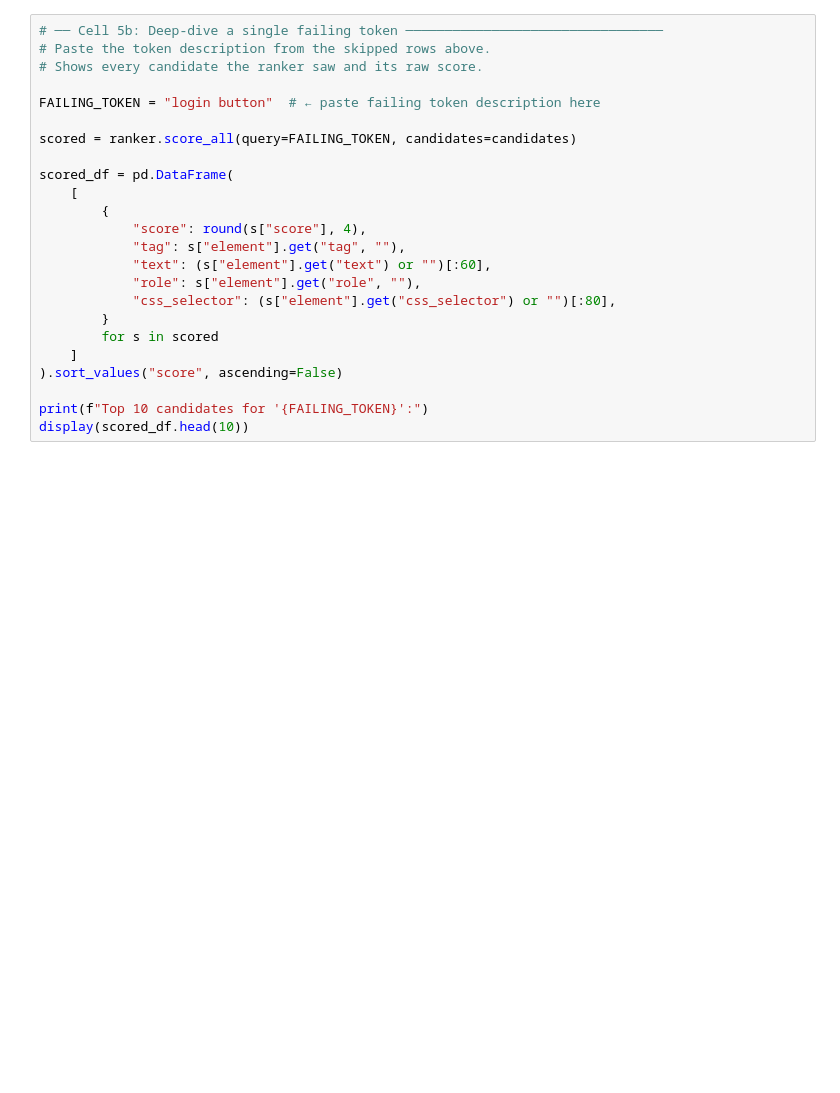
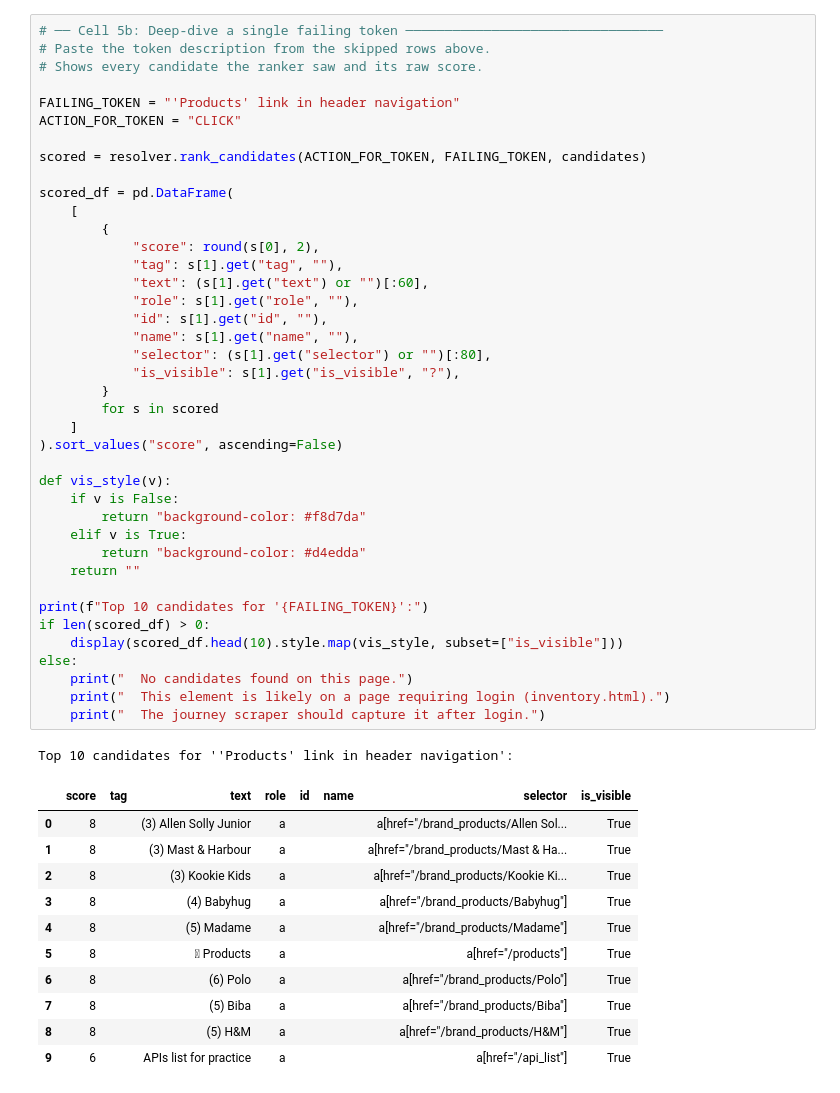
Before and after one commit to tancat-ai/tancat, a Jupyter notebook: notebooks/debug_pipeline.ipynb, the cells around one changed output. Saved outputs shown, nothing was run; the diff lists cells and outputs as text; blank space fills up the shorter version.

```diff
--- a/notebooks/debug_pipeline.ipynb
+++ b/notebooks/debug_pipeline.ipynb
@@ -188,25 +331,54 @@ display(
 # %%
 # ── Cell 5b: Deep-dive a single failing token ─────────────────────────────────
 # Paste the token description from the skipped rows above.
 # Shows every candidate the ranker saw and its raw score.
 
-FAILING_TOKEN = "login button"  # ← paste failing token description here
+FAILING_TOKEN = "'Products' link in header navigation"
+ACTION_FOR_TOKEN = "CLICK"
 
-scored = ranker.score_all(query=FAILING_TOKEN, candidates=candidates)
+scored = resolver.rank_candidates(ACTION_FOR_TOKEN, FAILING_TOKEN, candidates)
 
 scored_df = pd.DataFrame(
     [
         {
-            "score": round(s["score"], 4),
-            "tag": s["element"].get("tag", ""),
-            "text": (s["element"].get("text") or "")[:60],
-            "role": s["element"].get("role", ""),
-            "css_selector": (s["element"].get("css_selector") or "")[:80],
+            "score": round(s[0], 2),
+            "tag": s[1].get("tag", ""),
+            "text": (s[1].get("text") or "")[:60],
+            "role": s[1].get("role", ""),
+            "id": s[1].get("id", ""),
+            "name": s[1].get("name", ""),
+            "selector": (s[1].get("selector") or "")[:80],
+            "is_visible": s[1].get("is_visible", "?"),
         }
         for s in scored
     ]
 ).sort_values("score", ascending=False)
 
+def vis_style(v):
+    if v is False:
+        return "background-color: #f8d7da"
+    elif v is True:
+        return "background-color: #d4edda"
+    return ""
+
 print(f"Top 10 candidates for '{FAILING_TOKEN}':")
-display(scored_df.head(10))
+if len(scored_df) > 0:
+    display(scored_df.head(10).style.map(vis_style, subset=["is_visible"]))
+else:
+    print("  No candidates found on this page.")
+    print("  This element is likely on a page requiring login (inventory.html).")
+    print("  The journey scraper should capture it after login.")
+# %% [output]
+Top 10 candidates for ''Products' link in header navigation':
+|  | score | tag | text | role | id | name | selector | is_visible |
+| 0 | 8 |  | (3) Allen Solly Junior | a |  |  | a[href="/brand_products/Allen Sol... | True |
+| 1 | 8 |  | (3) Mast & Harbour | a |  |  | a[href="/brand_products/Mast & Ha... | True |
+| 2 | 8 |  | (3) Kookie Kids | a |  |  | a[href="/brand_products/Kookie Ki... | True |
+| 3 | 8 |  | (4) Babyhug | a |  |  | a[href="/brand_products/Babyhug"] | True |
+| 4 | 8 |  | (5) Madame | a |  |  | a[href="/brand_products/Madame"] | True |
+| 5 | 8 |  |  Products | a |  |  | a[href="/products"] | True |
+| 6 | 8 |  | (6) Polo | a |  |  | a[href="/brand_products/Polo"] | True |
+| 7 | 8 |  | (5) Biba | a |  |  | a[href="/brand_products/Biba"] | True |
+| 8 | 8 |  | (5) H&M | a |  |  | a[href="/brand_products/H&M"] | True |
+| 9 | 6 |  | APIs list for practice | a |  |  | a[href="/api_list"] | True |
 # %%
```
Also changed, not shown: parts of 11 cells of this notebook, 28 other files.
